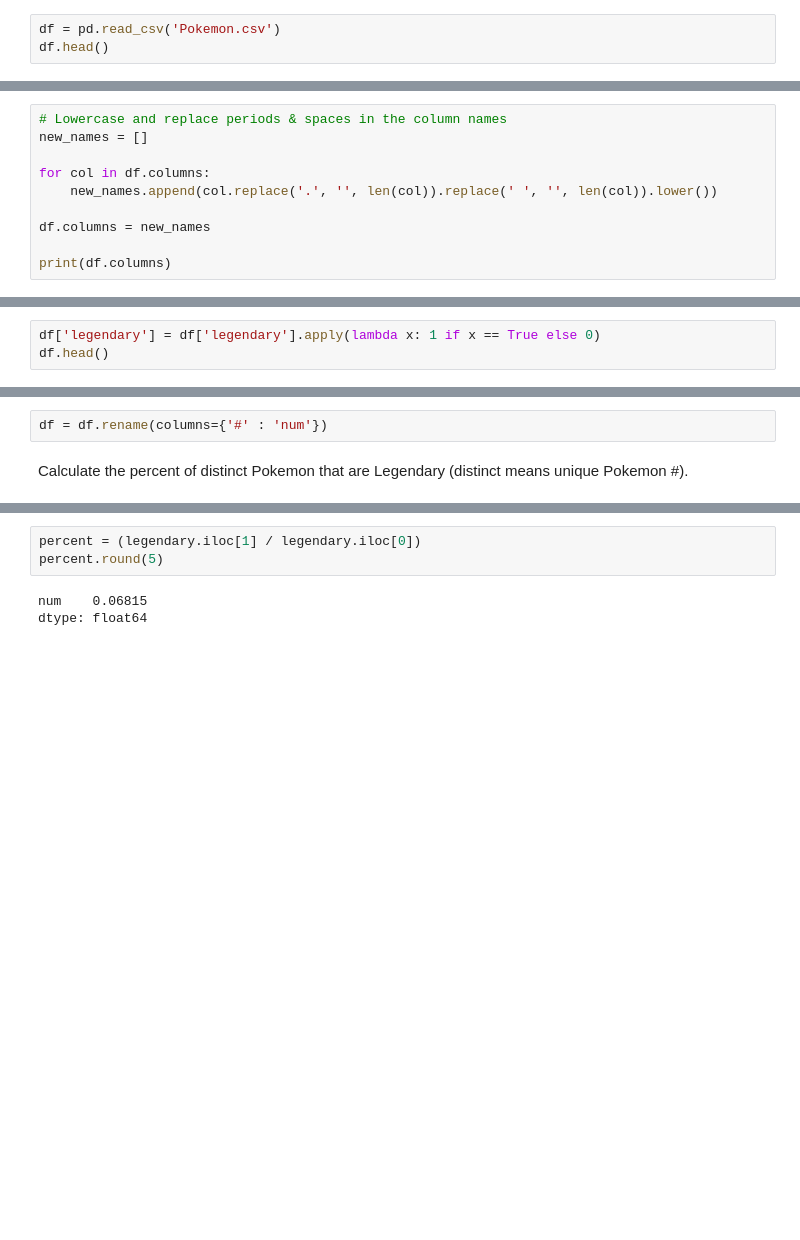
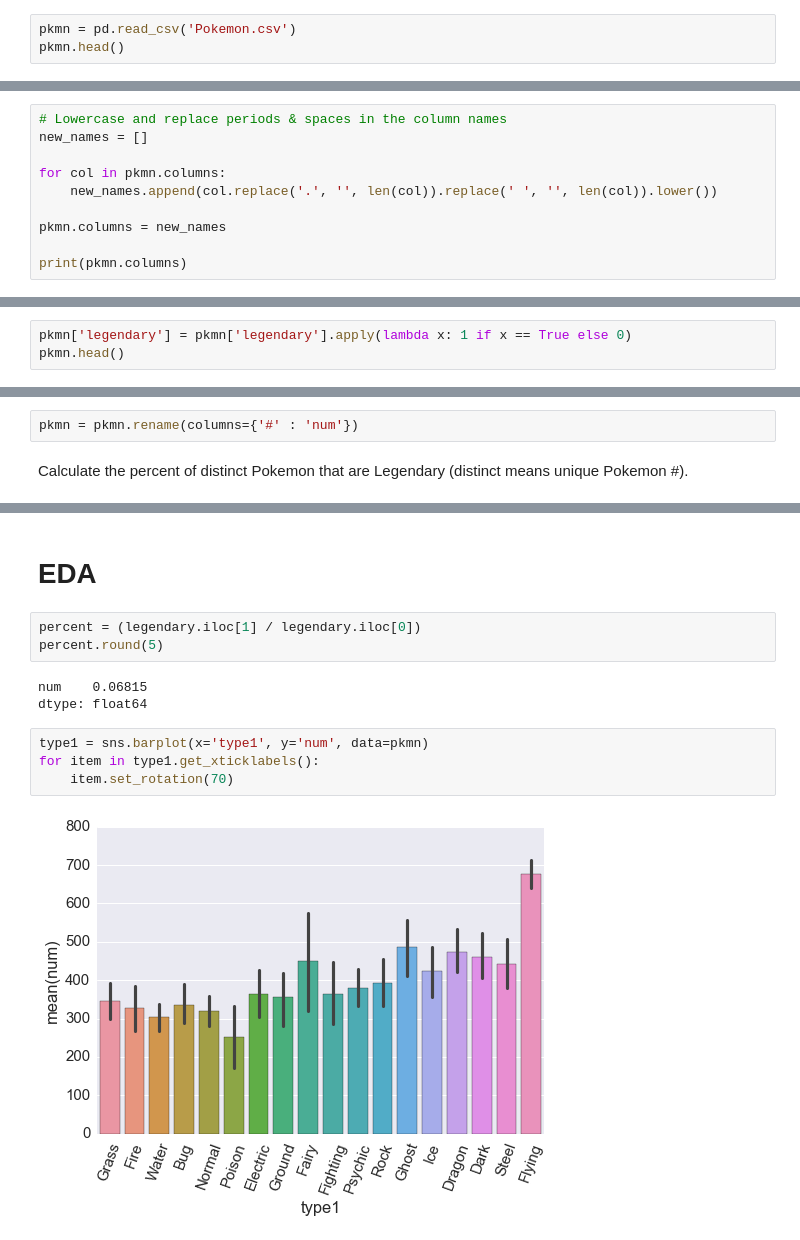
Before and after one commit to vsquared10/DSCI6002-student, a Jupyter notebook: week3/3-1_Review/DSCI6002-Midterm-Part1-Copy1.ipynb, the cells around one changed output, grey strips where cells are left out. Drawn from its saved outputs; the diff is of its cells as text; blank space fills up the shorter version.

```diff
--- a/week3/3-1_Review/DSCI6002-Midterm-Part1-Copy1.ipynb
+++ b/week3/3-1_Review/DSCI6002-Midterm-Part1-Copy1.ipynb
@@ -51,8 +51,8 @@ Populating the interactive namespace from numpy and matplotlib
 # %% [markdown]
 ### Next, load the csv file into a DataFrame and look at the first few lines.
 # %%
-df = pd.read_csv('Pokemon.csv')
-df.head()
+pkmn = pd.read_csv('Pokemon.csv')
+pkmn.head()
 # %% [output]
 |  | # | Name | Type 1 | Type 2 | Total | HP | Attack | Defense | Sp. Atk | Sp. Def | Speed | ... |
 | 0 | 1 | Bulbasaur | Grass | Poison | 318 | 45 | 49 | 49 | 65 | 65 | 45 | ... |
@@ -86,12 +86,12 @@ We can also modify the column names to get rid of periods and spaces. The column
 # Lowercase and replace periods & spaces in the column names
 new_names = []
 
-for col in df.columns:
+for col in pkmn.columns:
     new_names.append(col.replace('.', '', len(col)).replace(' ', '', len(col)).lower())
 
-df.columns = new_names
+pkmn.columns = new_names
 
-print(df.columns)
+print(pkmn.columns)
 # %% [output]
 Index(['#', 'name', 'type1', 'type2', 'total', 'hp', 'attack', 'defense',
        'spatk', 'spdef', 'speed', 'generation', 'legendary'],
@@ -112,8 +112,8 @@ Python's lambda functions are useful for defining functions in-line. You can rea
 https://pythonconquerstheuniverse.wordpress.com/2011/08/29/lambda_tutorial/<br>
 http://stackoverflow.com/questions/890128/why-are-python-lambdas-useful
 # %%
-df['legendary'] = df['legendary'].apply(lambda x: 1 if x == True else 0)
-df.head()
+pkmn['legendary'] = pkmn['legendary'].apply(lambda x: 1 if x == True else 0)
+pkmn.head()
 # %% [output]
 |  | # | name | type1 | type2 | total | hp | attack | defense | spatk | spdef | speed | ... |
 | 0 | 1 | Bulbasaur | Grass | Poison | 318 | 45 | 49 | 49 | 65 | 65 | 45 | ... |
@@ -167,7 +171,7 @@ Done.
 | MetagrossMega Metagross | Steel | 700 |
 | KyogrePrimal Kyogre | Water | 770 |
 # %%
-df = df.rename(columns={'#' : 'num'})
+pkmn = pkmn.rename(columns={'#' : 'num'})
 # %% [markdown]
 Calculate the percent of distinct Pokemon that are Legendary (distinct means unique Pokemon #).
 # %%
@@ -187,9 +191,17 @@ legendary
 | legendary |  |
 | 0 | 675 |
 | 1 | 46 |
+# %% [markdown]
+# EDA
 # %%
 percent = (legendary.iloc[1] / legendary.iloc[0])
 percent.round(5)
 # %% [output]
 num    0.06815
 dtype: float64
+# %%
+type1 = sns.barplot(x='type1', y='num', data=pkmn)
+for item in type1.get_xticklabels():
+    item.set_rotation(70)
+# %% [output]
+[figure, added]
```
Also changed, not shown: parts of 36 cells of this notebook.
